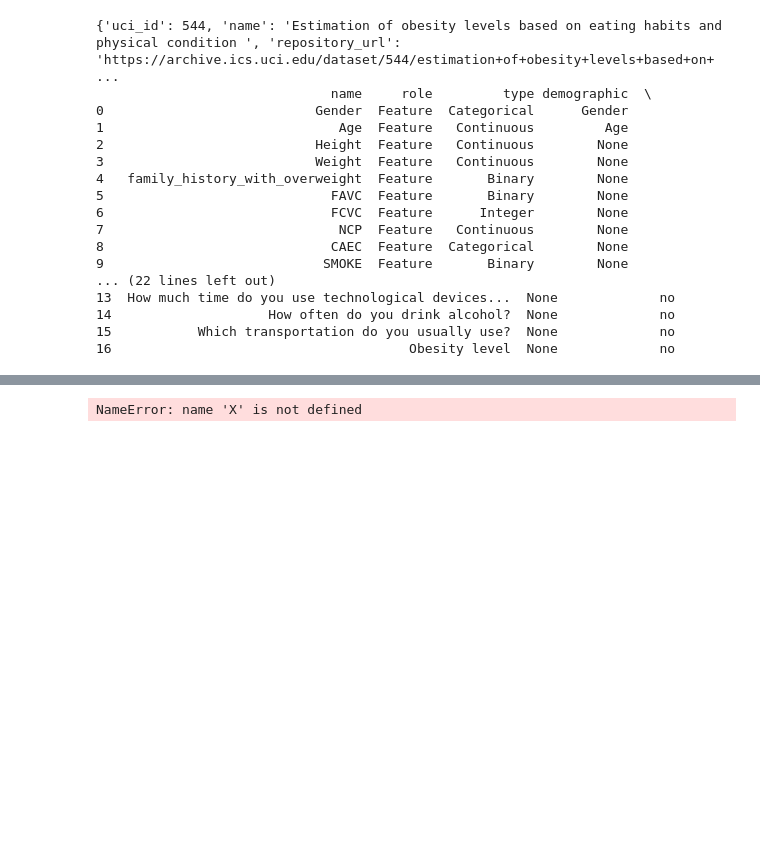
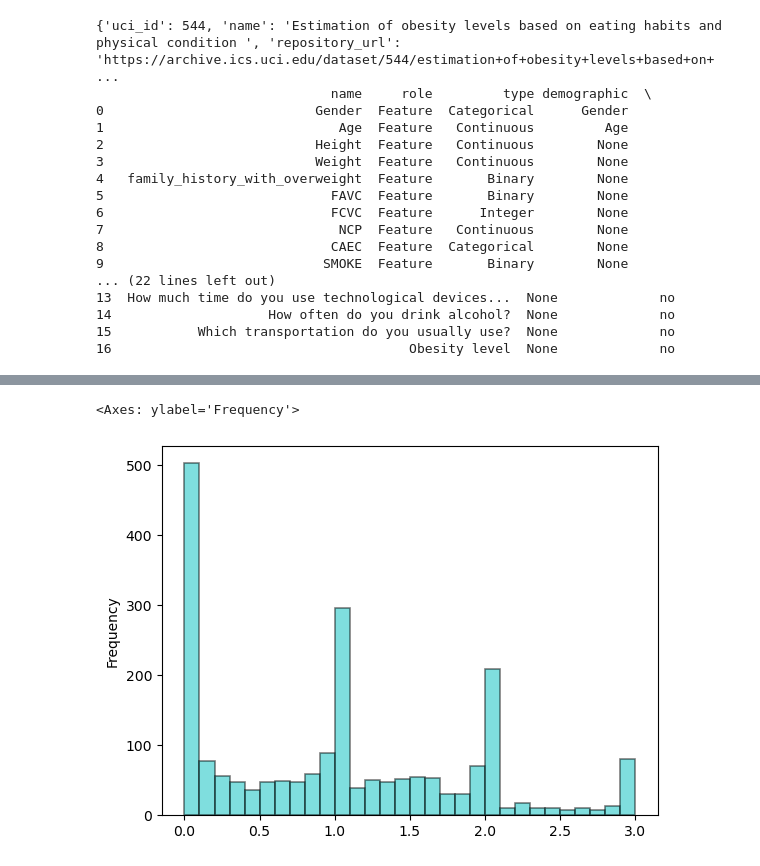
Before and after one commit to srodriguezc91/Proyecto_final_ML_V1, a Jupyter notebook: Código/Obesity.ipynb, the cells around one changed output, grey strips where cells are left out. Saved outputs shown, nothing was run; the diff lists cells and outputs as text; code cells hidden in the pictures; blank space fills up the shorter version.

```diff
--- a/Código/Obesity.ipynb
+++ b/Código/Obesity.ipynb
@@ -58,7 +61,8 @@ estimation_of_obesity_levels_based_on_eating_habits_and_physical_condition.varia
 | 14 | CALC | Feature | Categorical | None | How often do you drink alcohol? | None | no |
 | 15 | MTRANS | Feature | Categorical | None | Which transportation do you usual... | None | no |
 | 16 | NObeyesdad | Target | Categorical | None | Obesity level | None | no |
-# %%
-X.describe(include='all')
-# %% [output]
-NameError: name 'X' is not defined
+# %%
+X['FAF'].plot(kind='hist', bins=30, color='c', edgecolor='black', linewidth=1.2, alpha=0.5, label='NCP')
+# %% [output]
+<Axes: ylabel='Frequency'>
+[figure, added]
```
Also changed, not shown: parts of 4 cells of this notebook, 1 other file.
